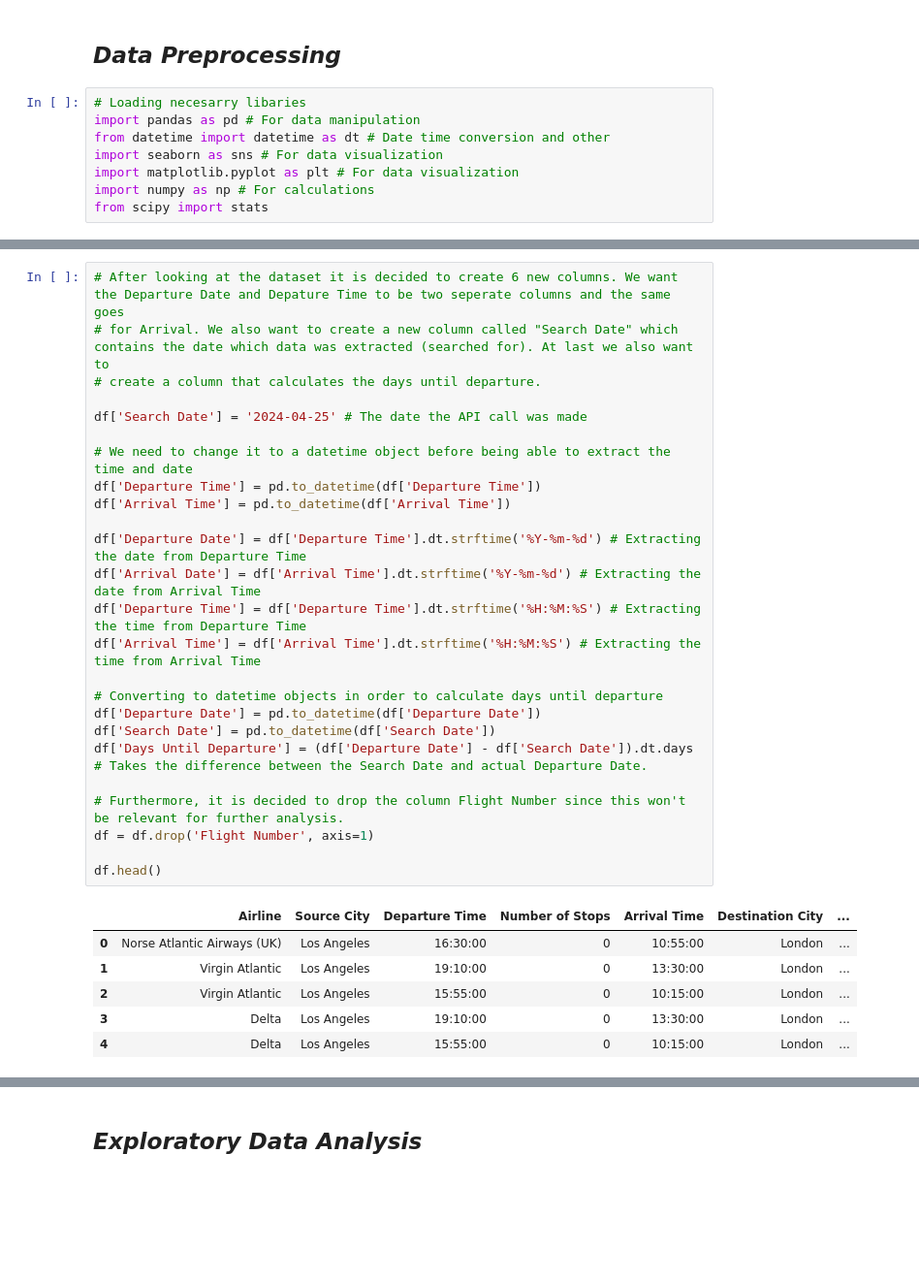
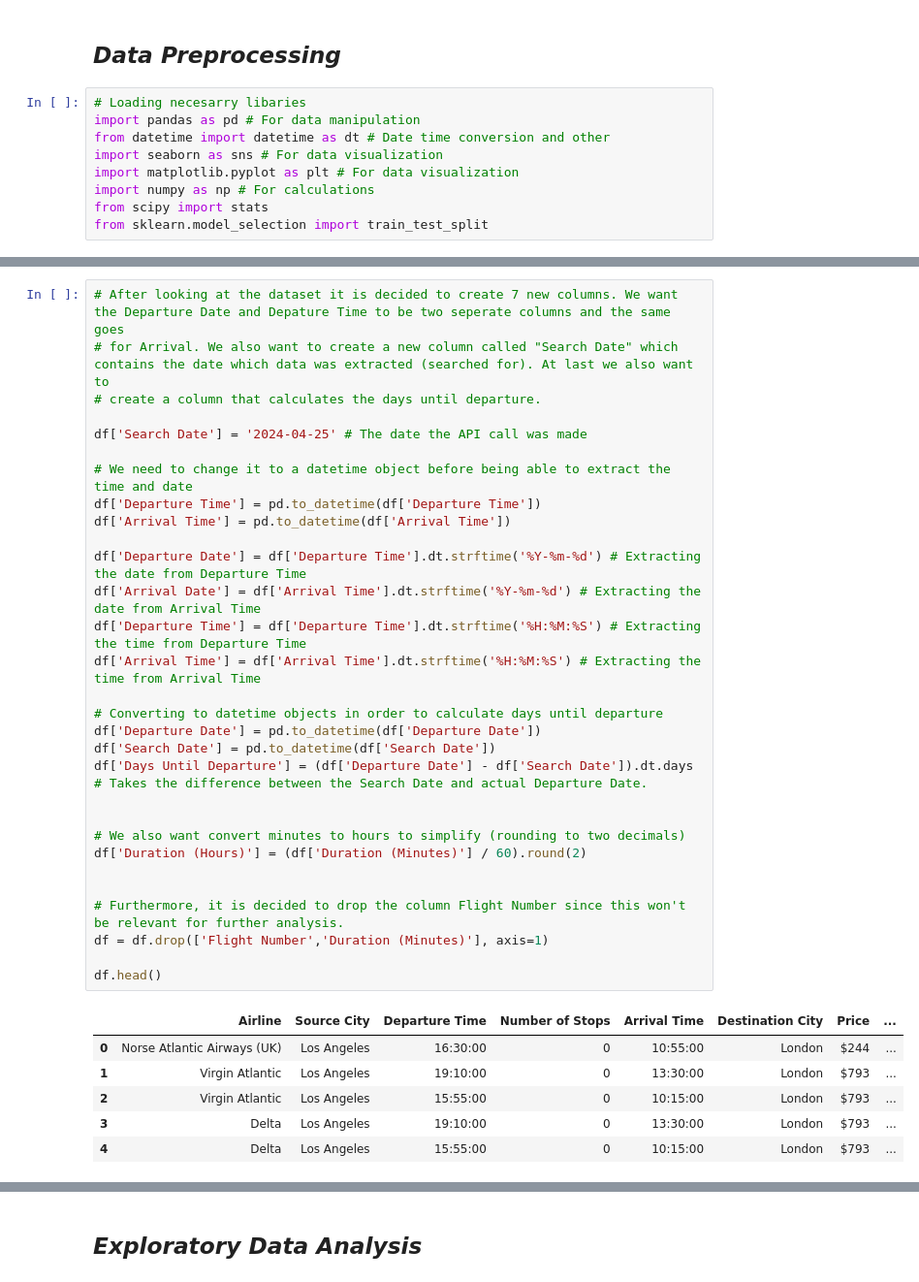
Before and after one commit to katrinekjaergaard/dsp-flight, a Jupyter notebook: flight_ticket_analysis.ipynb, the cells around one changed output, grey strips where cells are left out. Shown at 97% size. Saved outputs shown, nothing was run; the diff lists cells and outputs as text; blank space fills up the shorter version.

```diff
--- a/flight_ticket_analysis.ipynb
+++ b/flight_ticket_analysis.ipynb
@@ -10,6 +10,7 @@ import seaborn as sns # For data visualization
 import matplotlib.pyplot as plt # For data visualization
 import numpy as np # For calculations
 from scipy import stats
+from sklearn.model_selection import train_test_split
 # %%
 # Loading the dataset
 df = pd.read_csv("flight_data.csv")
@@ -41,37 +42,42 @@ memory usage: 207.6+ KB
 | 3 | Delta | 5925 | Los Angeles | 2024-04-25T19:10:00 | 0 | 2024-04-26T13:30:00 | London | ... |
 | 4 | Delta | 5978 | Los Angeles | 2024-04-25T15:55:00 | 0 | 2024-04-26T10:15:00 | London | ... |
 # %%
-# After looking at the dataset it is decided to create 6 new columns. We want the Departure Date and Depature Time to be two seperate columns and the same goes
+# After looking at the dataset it is decided to create 7 new columns. We want the Departure Date and Depature Time to be two seperate columns and the same goes
 # for Arrival. We also want to create a new column called "Search Date" which contains the date which data was extracted (searched for). At last we also want to
 # create a column that calculates the days until departure.
 
 df['Search Date'] = '2024-04-25' # The date the API call was made
 
 # We need to change it to a datetime object before being able to extract the time and date
 df['Departure Time'] = pd.to_datetime(df['Departure Time'])
 df['Arrival Time'] = pd.to_datetime(df['Arrival Time'])
 
 df['Departure Date'] = df['Departure Time'].dt.strftime('%Y-%m-%d') # Extracting the date from Departure Time
 df['Arrival Date'] = df['Arrival Time'].dt.strftime('%Y-%m-%d') # Extracting the date from Arrival Time
 df['Departure Time'] = df['Departure Time'].dt.strftime('%H:%M:%S') # Extracting the time from Departure Time
 df['Arrival Time'] = df['Arrival Time'].dt.strftime('%H:%M:%S') # Extracting the time from Arrival Time
 
 # Converting to datetime objects in order to calculate days until departure
 df['Departure Date'] = pd.to_datetime(df['Departure Date'])
 df['Search Date'] = pd.to_datetime(df['Search Date'])
 df['Days Until Departure'] = (df['Departure Date'] - df['Search Date']).dt.days # Takes the difference between the Search Date and actual Departure Date.
 
+
+# We also want convert minutes to hours to simplify (rounding to two decimals)
+df['Duration (Hours)'] = (df['Duration (Minutes)'] / 60).round(2)
+
+
 # Furthermore, it is decided to drop the column Flight Number since this won't be relevant for further analysis.
-df = df.drop('Flight Number', axis=1)
+df = df.drop(['Flight Number','Duration (Minutes)'], axis=1)
 
 df.head()
 # %% [output]
-|  | Airline | Source City | Departure Time | Number of Stops | Arrival Time | Destination City | ... |
-| 0 | Norse Atlantic Airways (UK) | Los Angeles | 16:30:00 | 0 | 10:55:00 | London | ... |
-| 1 | Virgin Atlantic | Los Angeles | 19:10:00 | 0 | 13:30:00 | London | ... |
-| 2 | Virgin Atlantic | Los Angeles | 15:55:00 | 0 | 10:15:00 | London | ... |
-| 3 | Delta | Los Angeles | 19:10:00 | 0 | 13:30:00 | London | ... |
-| 4 | Delta | Los Angeles | 15:55:00 | 0 | 10:15:00 | London | ... |
+|  | Airline | Source City | Departure Time | Number of Stops | Arrival Time | Destination City | Price | ... |
+| 0 | Norse Atlantic Airways (UK) | Los Angeles | 16:30:00 | 0 | 10:55:00 | London | $244 | ... |
+| 1 | Virgin Atlantic | Los Angeles | 19:10:00 | 0 | 13:30:00 | London | $793 | ... |
+| 2 | Virgin Atlantic | Los Angeles | 15:55:00 | 0 | 10:15:00 | London | $793 | ... |
+| 3 | Delta | Los Angeles | 19:10:00 | 0 | 13:30:00 | London | $793 | ... |
+| 4 | Delta | Los Angeles | 15:55:00 | 0 | 10:15:00 | London | $793 | ... |
 # %%
 # After adding the new columns, we now want to change the different variables data types into the correct formats.
 
```
Also changed, not shown: parts of 33 cells of this notebook.
